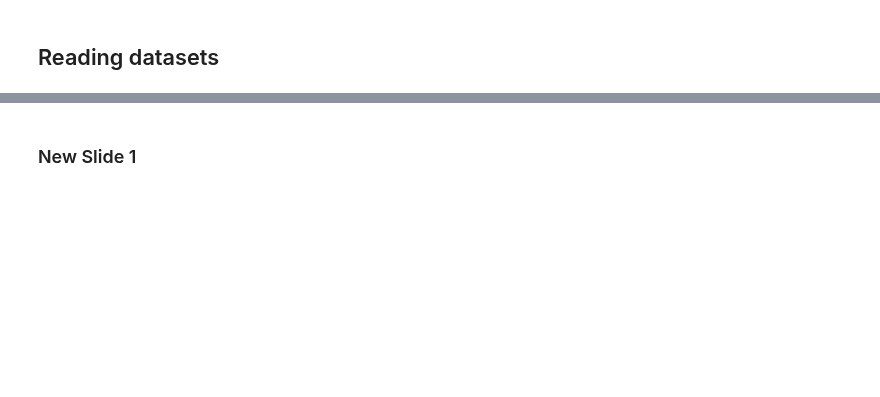
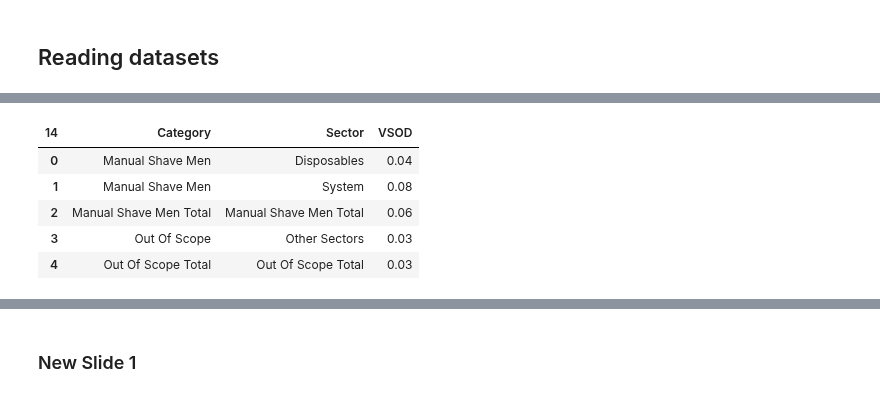
Before and after one commit to PricingOne/Slide-Automate, a Jupyter notebook: Promotion Slide Duplicate/Promotion Duplicate.ipynb, the cells around one changed output, grey strips where cells are left out. Drawn from its saved outputs; the diff is of its cells as text; code cells hidden in the pictures; blank space fills up the shorter version.

```diff
--- a/Promotion Slide Duplicate/Promotion Duplicate.ipynb
+++ b/Promotion Slide Duplicate/Promotion Duplicate.ipynb
@@ -443,36 +476,29 @@ def VSOD_Clean(VSOD_Data):
             df[direct_parent["Sector"]].fillna(method='ffill', inplace = True)
             df['Sector'] = df['Sector'].replace(0, np.nan)
             df['Sector'] = df.apply(lambda row: row[direct_parent["Sector"]] if 'Total' in row[direct_parent["Sector"]] and row[direct_parent["Sector"]] != categories[0] else row['Sector'], axis=1)
-            df = df[~(df[direct_parent["Sector"]].str.contains(r'\btotal\b', case=False) &
-                    (df[direct_parent["Sector"]] != categories[0])) |
-                    df[direct_parent["Sector"]].str.contains(r'\bGrand\b', case=False)].reset_index(drop=True)
+            df = df[~(df[direct_parent["Sector"]].str.contains(r'\bGrand\b', case=False))].reset_index(drop=True)
             df['Sector'].fillna(method='ffill', inplace=True)
+
         elif 'Segment' == df.columns[1]:
             df[direct_parent["Segment"]].fillna(method='ffill', inplace=True)
             df['Segment'] = df['Segment'].replace(0, np.nan)
             # df=df[~df['Sector'].str.contains(r'\btotal\b', case=False) | df['Sector'].str.contains(r'\bGrand\b', case=False)].reset_index(drop=True)
             df['Segment'] = df.apply(lambda row: row[direct_parent["Segment"]] if 'Total' in row[direct_parent["Segment"]] and row[direct_parent["Segment"]] != categories[0] else row['Segment'], axis=1)
-            df = df[~(df[direct_parent["Segment"]].str.contains(r'\btotal\b', case=False) &
-                    (df[direct_parent["Segment"]] != categories[0])) |
-                    df[direct_parent["Segment"]].str.contains(r'\bGrand\b', case=False)].reset_index(drop=True)
+            df = df[~(df[direct_parent["Segment"]].str.contains(r'\bGrand\b', case=False))].reset_index(drop=True)
             df['Segment'].fillna(method='ffill', inplace=True)
         elif 'SubSegment' == df.columns[1]:
             df['SubSegment'] = df['SubSegment'].replace(0, np.nan)
             df[direct_parent["SubSegment"]].fillna(method='ffill', inplace=True)
             # df=df[~df['Segment'].str.contains(r'\btotal\b', case=False) | df['Segment'].str.contains(r'\bGrand\b', case=False)].reset_index(drop=True)
             df['SubSegment'] = df.apply(lambda row: row[direct_parent["SubSegment"]] if 'Total' in row[direct_parent["SubSegment"]] and row[direct_parent["SubSegment"]] != categories[0] else row['SubSegment'], axis=1)
-            df = df[~(df[direct_parent["SubSegment"]].str.contains(r'\btotal\b', case=False) &
-                    (df[direct_parent["SubSegment"]] != categories[0])) |
-                    df[direct_parent["SubSegment"]].str.contains(r'\bGrand\b', case=False)].reset_index(drop=True)
+            df = df[~(df[direct_parent["SubSegment"]].str.contains(r'\bGrand\b', case=False))].reset_index(drop=True)
             df['SubSegment'].fillna(method='ffill', inplace=True)
         elif 'SubCategory' == df.columns[1]:
             df['SubCategory'] = df['SubCategory'].replace(0, np.nan)
             df[direct_parent["SubCategory"]].fillna(method='ffill', inplace=True)
             # df=df[~df['Segment'].str.contains(r'\btotal\b', case=False) | df['Segment'].str.contains(r'\bGrand\b', case=False)].reset_index(drop=True)
             df['SubCategory'] = df.apply(lambda row: row[direct_parent["SubCategory"]] if 'Total' in row[direct_parent["SubCategory"]] and row[direct_parent["SubCategory"]] != categories[0] else row['SubCategory'], axis=1)
-            df = df[~(df[direct_parent["SubCategory"]].str.contains(r'\btotal\b', case=False) &
-                    (df[direct_parent["SubCategory"]] != categories[0])) |
-                    df[direct_parent["SubCategory"]].str.contains(r'\bGrand\b', case=False)].reset_index(drop=True)
+            df = df[~(df[direct_parent["SubCategory"]].str.contains(r'\bGrand\b', case=False))].reset_index(drop=True)
             df['SubCategory'].fillna(method='ffill', inplace=True)
         df.fillna(0, inplace=True)
         df = df.reset_index(drop=True)
@@ -697,0 +664,9 @@ if len(subcategories) >0:
+# %%
+a['Manual Shave Men | Walmart']
+# %% [output]
+| 14 | Category | Sector | VSOD |
+| 0 | Manual Shave Men | Disposables | 0.04 |
+| 1 | Manual Shave Men | System | 0.08 |
+| 2 | Manual Shave Men Total | Manual Shave Men Total | 0.06 |
+| 3 | Out Of Scope | Other Sectors | 0.03 |
+| 4 | Out Of Scope Total | Out Of Scope Total | 0.03 |
```
Also changed, not shown: parts of 128 cells of this notebook, 2 other files.
